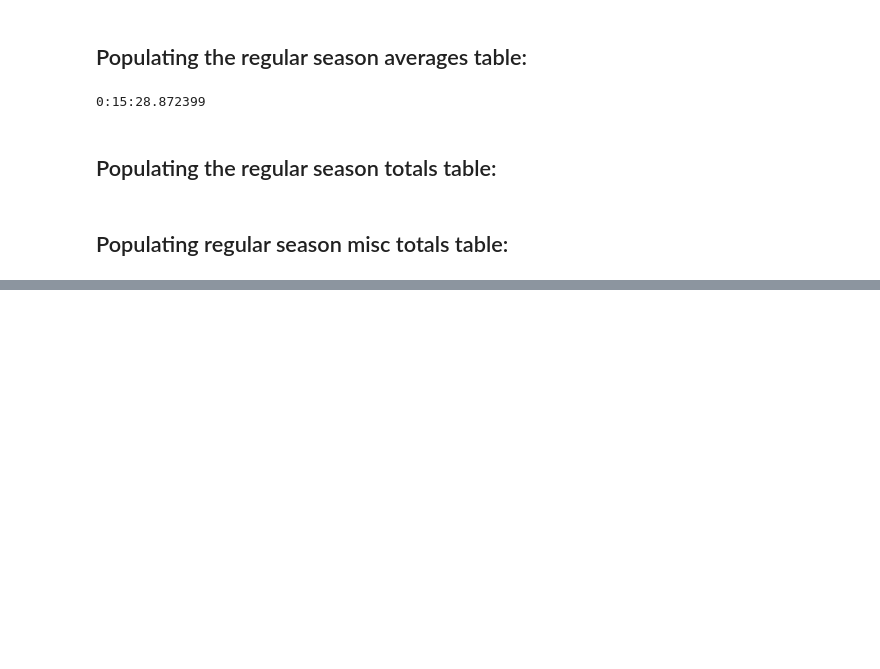
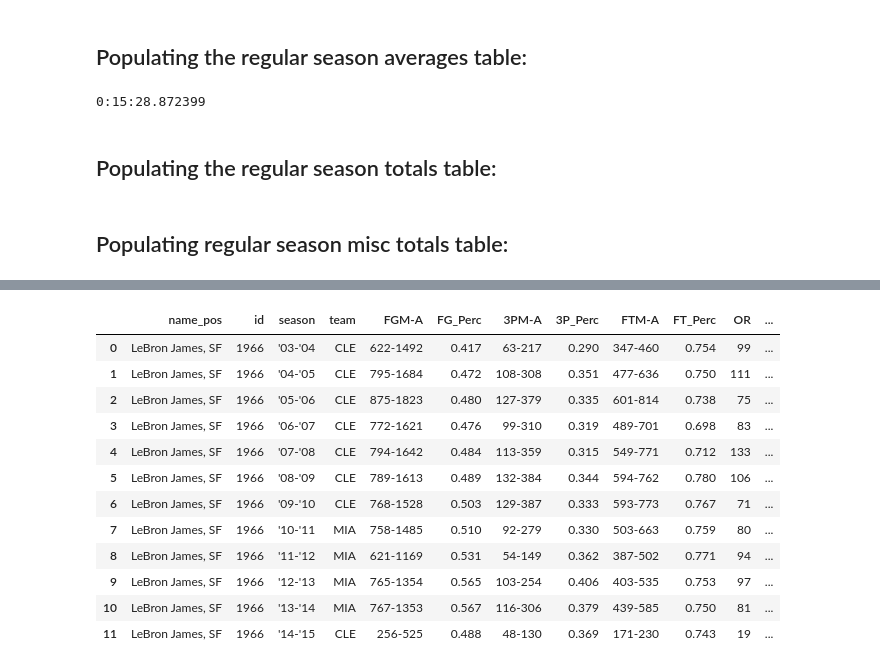
Before and after one commit to Ebotto1/ipython_notebooks, a Jupyter notebook: web_scraping/NBA_Regular_Season_Stats.ipynb, the cells around one changed output, grey strips where cells are left out. Drawn from its saved outputs; the diff is of its cells as text; code cells hidden in the pictures; blank space fills up the shorter version.

```diff
--- a/web_scraping/NBA_Regular_Season_Stats.ipynb
+++ b/web_scraping/NBA_Regular_Season_Stats.ipynb
@@ -817,0 +885,37 @@ print(datetime.now() - startTime)
+# %%
+sql_totals = """
+select
+player.name_pos,
+totals.*
+
+from regular_season_totals totals
+
+left join (
+
+select distinct
+id,
+name_pos
+
+from player_game_stats) as player
+
+on totals.id = player.id
+
+where
+player.name_pos like '%LeBron%'
+"""
+# %%
+db.query(sql_totals)
+# %% [output]
+|  | name_pos | id | season | team | FGM-A | FG_Perc | 3PM-A | 3P_Perc | FTM-A | FT_Perc | OR | ... |
+| 0 | LeBron James, SF | 1966 | '03-'04 | CLE | 622-1492 | 0.417 | 63-217 | 0.290 | 347-460 | 0.754 | 99 | ... |
+| 1 | LeBron James, SF | 1966 | '04-'05 | CLE | 795-1684 | 0.472 | 108-308 | 0.351 | 477-636 | 0.750 | 111 | ... |
+| 2 | LeBron James, SF | 1966 | '05-'06 | CLE | 875-1823 | 0.480 | 127-379 | 0.335 | 601-814 | 0.738 | 75 | ... |
+| 3 | LeBron James, SF | 1966 | '06-'07 | CLE | 772-1621 | 0.476 | 99-310 | 0.319 | 489-701 | 0.698 | 83 | ... |
+| 4 | LeBron James, SF | 1966 | '07-'08 | CLE | 794-1642 | 0.484 | 113-359 | 0.315 | 549-771 | 0.712 | 133 | ... |
+| 5 | LeBron James, SF | 1966 | '08-'09 | CLE | 789-1613 | 0.489 | 132-384 | 0.344 | 594-762 | 0.780 | 106 | ... |
+| 6 | LeBron James, SF | 1966 | '09-'10 | CLE | 768-1528 | 0.503 | 129-387 | 0.333 | 593-773 | 0.767 | 71 | ... |
+| 7 | LeBron James, SF | 1966 | '10-'11 | MIA | 758-1485 | 0.510 | 92-279 | 0.330 | 503-663 | 0.759 | 80 | ... |
+| 8 | LeBron James, SF | 1966 | '11-'12 | MIA | 621-1169 | 0.531 | 54-149 | 0.362 | 387-502 | 0.771 | 94 | ... |
+| 9 | LeBron James, SF | 1966 | '12-'13 | MIA | 765-1354 | 0.565 | 103-254 | 0.406 | 403-535 | 0.753 | 97 | ... |
+| 10 | LeBron James, SF | 1966 | '13-'14 | MIA | 767-1353 | 0.567 | 116-306 | 0.379 | 439-585 | 0.750 | 81 | ... |
+| 11 | LeBron James, SF | 1966 | '14-'15 | CLE | 256-525 | 0.488 | 48-130 | 0.369 | 171-230 | 0.743 | 19 | ... |
```
Also changed, not shown: parts of 17 cells of this notebook.
